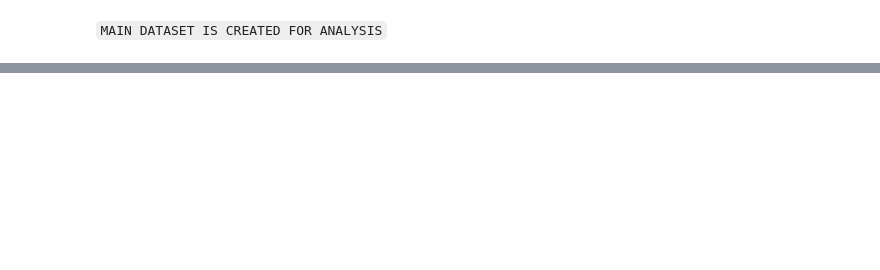
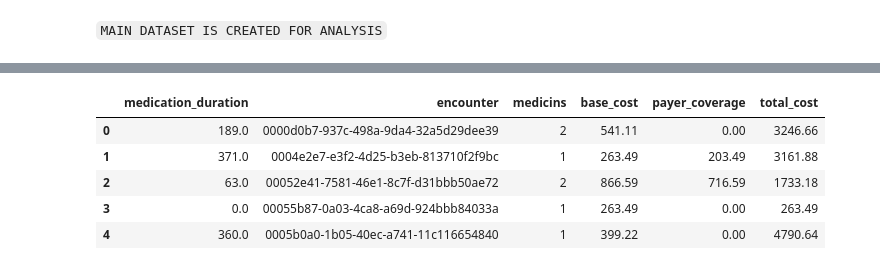
Before and after one commit to IamRaNo/Portfolio-Projects-Repository, a Jupyter notebook: Synthea Datasets/Solutions/business_problems/data_for_problem_1.ipynb, the cells around one changed output, grey strips where cells are left out. Cells and saved outputs as stored; diff of their text form; code cells hidden in the pictures; blank space fills up the shorter version.

```diff
--- a/Synthea Datasets/Solutions/business_problems/data_for_problem_1.ipynb
+++ b/Synthea Datasets/Solutions/business_problems/data_for_problem_1.ipynb
@@ -107,0 +100,22 @@ readmission_encounter_id
+# %%
+query = '''
+    select round(max(datediff(stop,start))) as medication_duration,
+    encounter,
+    count(distinct medicine_code) as medicins,
+    sum(base_cost) as base_cost,
+    sum(payer_coverage) as payer_coverage,
+    sum(total_cost) as total_cost
+    from medications
+    group by encounter
+'''
+
+medications_agg = sql(query)
+# %%
+medications_agg.head()
+# %% [output]
+|  | medication_duration | encounter | medicins | base_cost | payer_coverage | total_cost |
+| 0 | 189.0 | 0000d0b7-937c-498a-9da4-32a5d29dee39 | 2 | 541.11 | 0.00 | 3246.66 |
+| 1 | 371.0 | 0004e2e7-e3f2-4d25-b3eb-813710f2f9bc | 1 | 263.49 | 203.49 | 3161.88 |
+| 2 | 63.0 | 00052e41-7581-46e1-8c7f-d31bbb50ae72 | 2 | 866.59 | 716.59 | 1733.18 |
+| 3 | 0.0 | 00055b87-0a03-4ca8-a69d-924bbb84033a | 1 | 263.49 | 0.00 | 263.49 |
+| 4 | 360.0 | 0005b0a0-1b05-40ec-a741-11c116654840 | 1 | 399.22 | 0.00 | 4790.64 |
```
Also changed, not shown: parts of 21 cells of this notebook, 1 other file.
